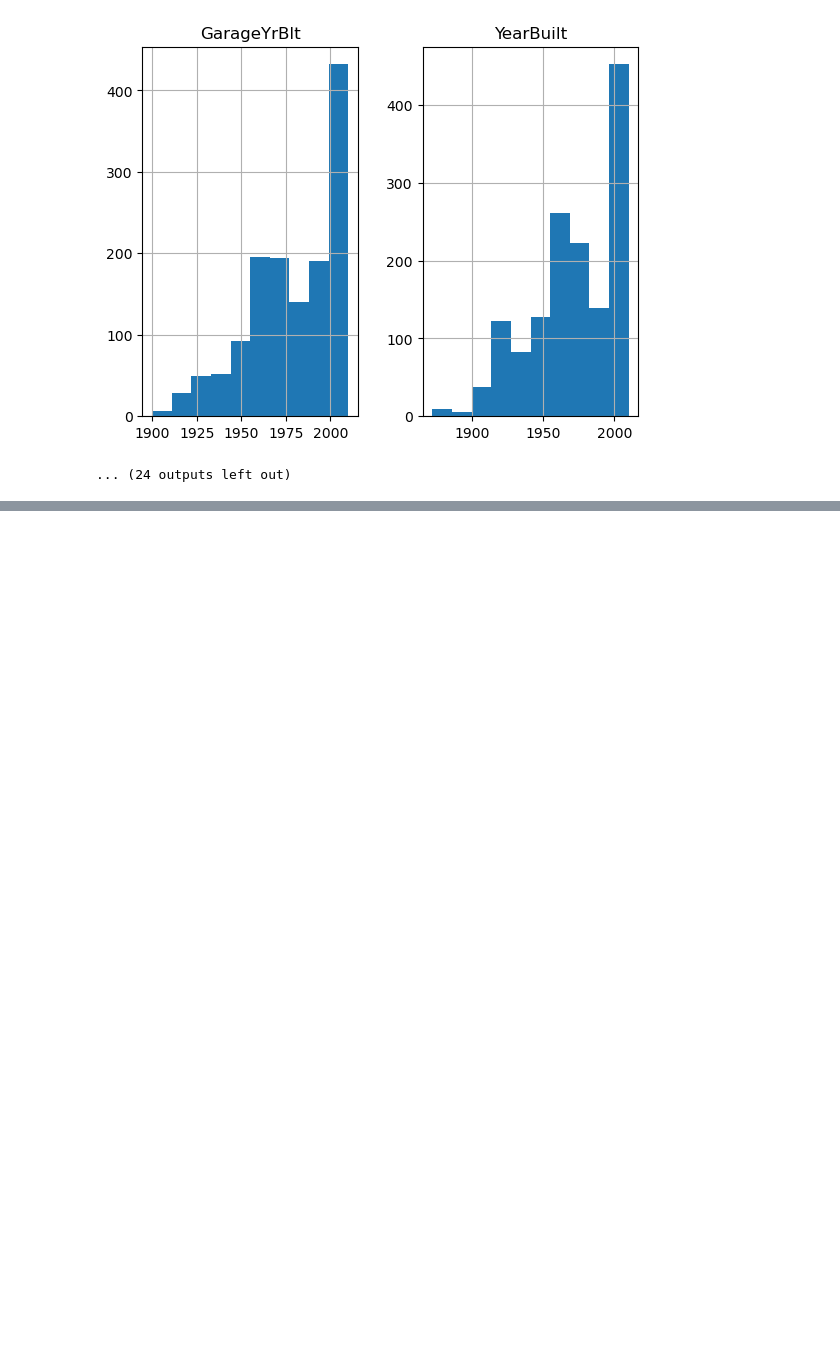
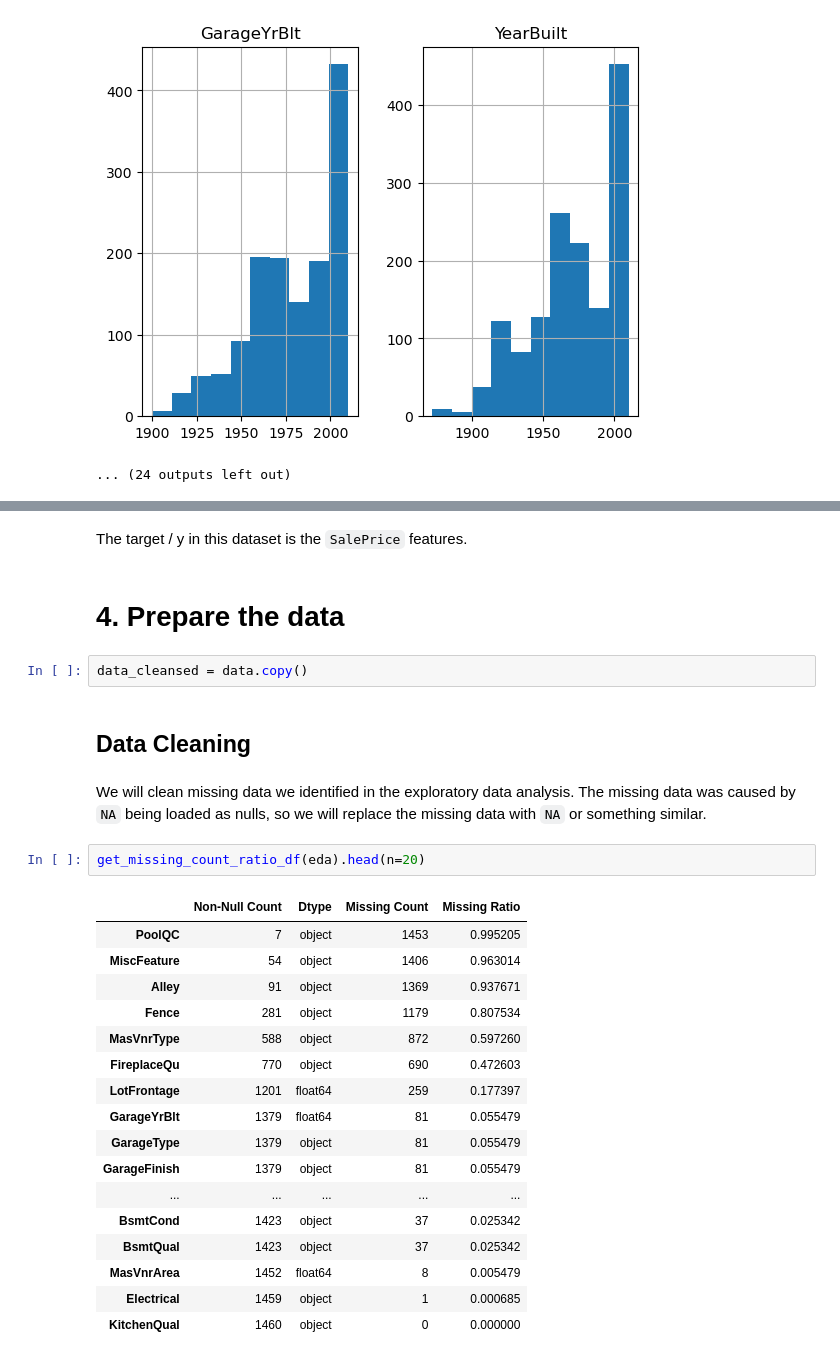
Before and after one commit to michaelbui99/mal-assignment-7, a Jupyter notebook: assignment_7.ipynb, the cells around one changed output, grey strips where cells are left out. Cells and saved outputs as stored; diff of their text form; blank space fills up the shorter version.

Commit message:
begin on data cleaning

```diff
--- a/assignment_7.ipynb
+++ b/assignment_7.ipynb
@@ -346,0 +351,30 @@ We notice that some of the features are either very positive-skewed/right-skewed
+# %% [markdown]
+The target / y in this dataset is the `SalePrice` features.
+# %% [markdown]
+# 4. Prepare the data
+# %%
+data_cleansed = data.copy()
+# %% [markdown]
+## Data Cleaning
+# %% [markdown]
+We will clean missing data we identified in the exploratory data analysis. The missing data was caused by `NA` being loaded as nulls, so we will replace the missing data with `NA` or something similar.
+# %%
+get_missing_count_ratio_df(eda).head(n=20)
+# %% [output]
+|  | Non-Null Count | Dtype | Missing Count | Missing Ratio |
+| PoolQC | 7 | object | 1453 | 0.995205 |
+| MiscFeature | 54 | object | 1406 | 0.963014 |
+| Alley | 91 | object | 1369 | 0.937671 |
+| Fence | 281 | object | 1179 | 0.807534 |
+| MasVnrType | 588 | object | 872 | 0.597260 |
+| FireplaceQu | 770 | object | 690 | 0.472603 |
+| LotFrontage | 1201 | float64 | 259 | 0.177397 |
+| GarageYrBlt | 1379 | float64 | 81 | 0.055479 |
+| GarageType | 1379 | object | 81 | 0.055479 |
+| GarageFinish | 1379 | object | 81 | 0.055479 |
+| ... | ... | ... | ... | ... |
+| BsmtCond | 1423 | object | 37 | 0.025342 |
+| BsmtQual | 1423 | object | 37 | 0.025342 |
+| MasVnrArea | 1452 | float64 | 8 | 0.005479 |
+| Electrical | 1459 | object | 1 | 0.000685 |
+| KitchenQual | 1460 | object | 0 | 0.000000 |
```
Also changed, not shown: parts of 10 cells of this notebook.
